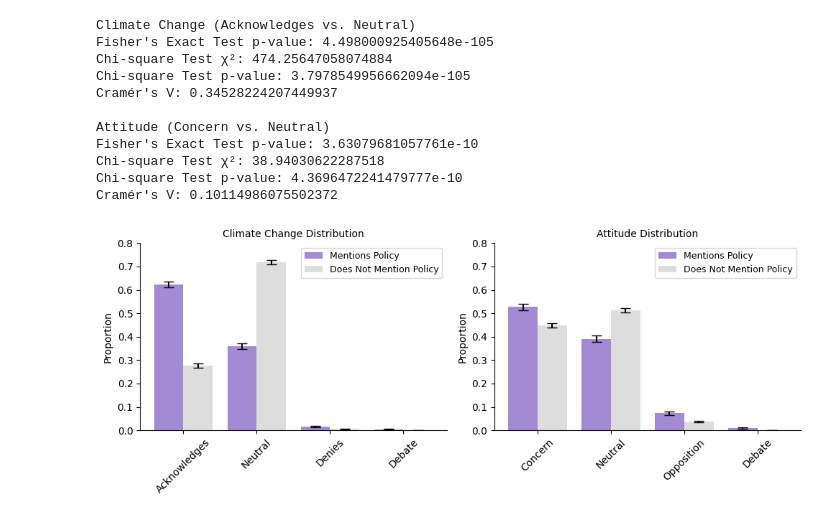
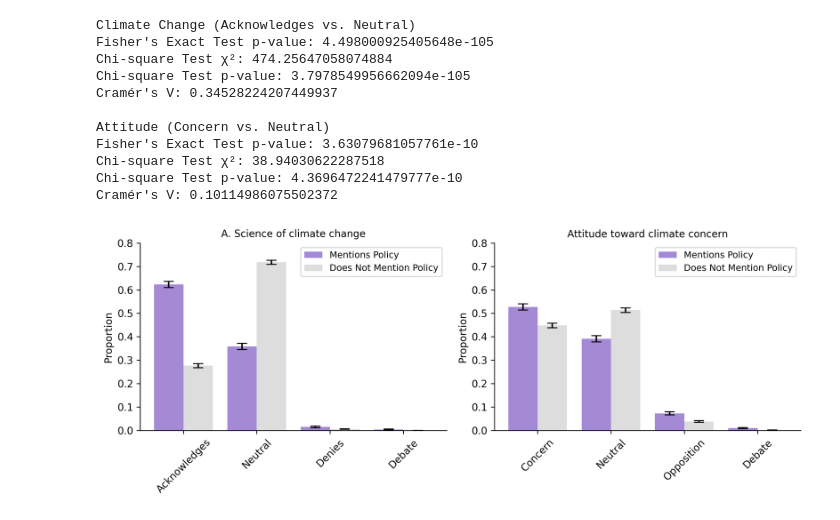
Before and after one commit to kathlandgren/climate-policy, a Jupyter notebook: transcript_analysis/06_policy_mentions_vs_not.ipynb, the cells around one changed output. Saved outputs shown, nothing was run; the diff lists cells and outputs as text; code cells hidden in the pictures.

Commit message:
update figures

```diff
--- a/transcript_analysis/06_policy_mentions_vs_not.ipynb
+++ b/transcript_analysis/06_policy_mentions_vs_not.ipynb
@@ -175,34 +177,34 @@ def plot_distributions(x_labels, dist_mention, dist_no_mention, err_mention, err
     x = np.arange(len(x_labels))
 
     plt.bar(x - bar_width/2, dist_mention, bar_width, yerr=err_mention, capsize=5, label='Mentions Policy', color='#7E57C2', alpha=0.7)
     plt.bar(x + bar_width/2, dist_no_mention, bar_width, yerr=err_no_mention, capsize=5, label='Does Not Mention Policy', color='#cfcfcf', alpha=0.7)
 
     plt.xticks(x, short_labels if short_labels else x_labels, rotation=45)
     plt.ylim(0.0,0.8)
     plt.ylabel('Proportion')
     plt.title(title)
     plt.legend()
     sns.despine()
 
 # Recompute everything after restoring `df`
 climate_dist_mention, climate_dist_no_mention, n_mention_climate, n_no_mention_climate = compute_distributions(df, 'climate_change', Q1_choices)
 attitude_dist_mention, attitude_dist_no_mention, n_mention_attitude, n_no_mention_attitude = compute_distributions(df, 'attitude', Q2_choices)
 
 # Compute multinomial-based standard errors
 climate_errors_mention = compute_multinomial_errors(climate_dist_mention, n_mention_climate)
 climate_errors_no_mention = compute_multinomial_errors(climate_dist_no_mention, n_no_mention_climate)
 attitude_errors_mention = compute_multinomial_errors(attitude_dist_mention, n_mention_attitude)
 attitude_errors_no_mention = compute_multinomial_errors(attitude_dist_no_mention, n_no_mention_attitude)
 
 # Plot updated bar charts
-plt.figure(figsize=(10, 4))
+plt.figure(figsize=(10, 4),dpi=300)
 plt.subplot(1, 2, 1)
-plot_distributions(Q1_choices, climate_dist_mention, climate_dist_no_mention, climate_errors_mention, climate_errors_no_mention, "Climate Change Distribution")
+plot_distributions(Q1_choices, climate_dist_mention, climate_dist_no_mention, climate_errors_mention, climate_errors_no_mention, "A. Science of climate change")
 
 plt.subplot(1, 2, 2)
-plot_distributions(Q2_choices, attitude_dist_mention, attitude_dist_no_mention, attitude_errors_mention, attitude_errors_no_mention, "Attitude Distribution", short_Q2_choices)
+plot_distributions(Q2_choices, attitude_dist_mention, attitude_dist_no_mention, attitude_errors_mention, attitude_errors_no_mention, "Attitude toward climate concern", short_Q2_choices)
 
 plt.tight_layout()
 plt.show()
 # %% [output]
-[figure, old version]
+[figure, new version]
```
Also changed, not shown: parts of 1 cell of this notebook, 11 other files.
